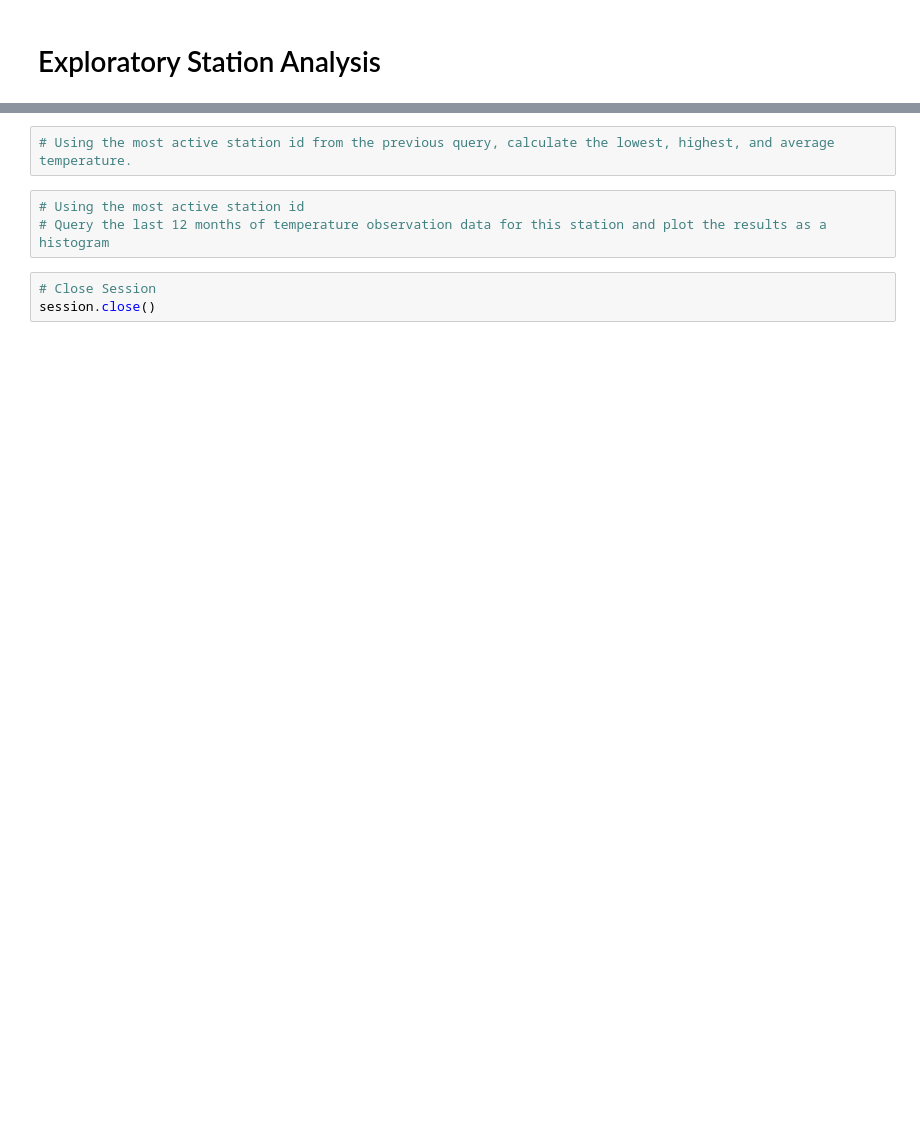
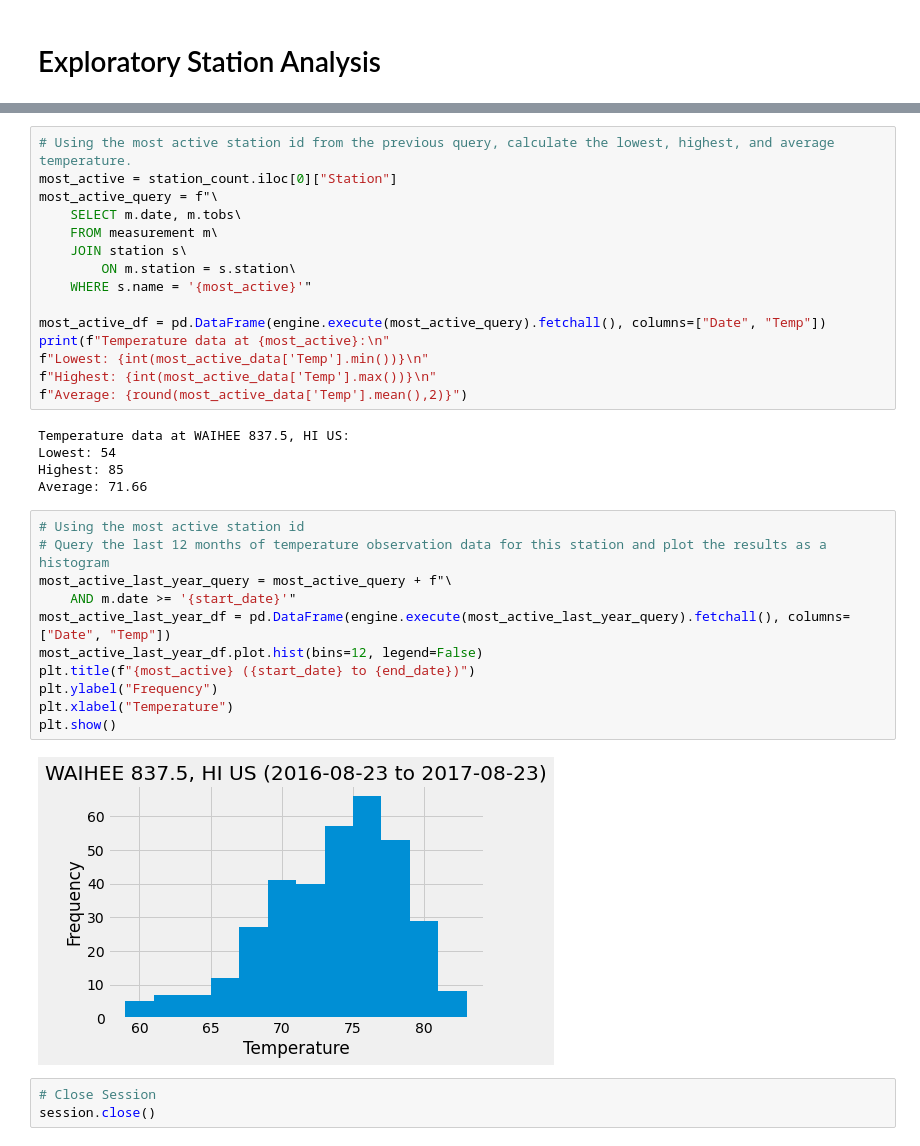
Before and after one commit to abaker178/sqlalchemy-challenge, a Jupyter notebook: climate.ipynb, the cells around one changed output, grey strips where cells are left out. Drawn from its saved outputs; the diff is of its cells as text; blank space fills up the shorter version.

```diff
--- a/climate.ipynb
+++ b/climate.ipynb
@@ -70,8 +144,36 @@ session = Session(engine)
-# %%
-# Using the most active station id from the previous query, calculate the lowest, highest, and average temperature.
+# %%
+# Using the most active station id from the previous query, calculate the lowest, highest, and average temperature.
+most_active = station_count.iloc[0]["Station"]
+most_active_query = f"\
+    SELECT m.date, m.tobs\
+    FROM measurement m\
+    JOIN station s\
+        ON m.station = s.station\
+    WHERE s.name = '{most_active}'"
+
+most_active_df = pd.DataFrame(engine.execute(most_active_query).fetchall(), columns=["Date", "Temp"])
+print(f"Temperature data at {most_active}:\n"
+f"Lowest: {int(most_active_data['Temp'].min())}\n"
+f"Highest: {int(most_active_data['Temp'].max())}\n"
+f"Average: {round(most_active_data['Temp'].mean(),2)}")
+# %% [output]
+Temperature data at WAIHEE 837.5, HI US:
+Lowest: 54
+Highest: 85
+Average: 71.66
 # %%
 # Using the most active station id
 # Query the last 12 months of temperature observation data for this station and plot the results as a histogram
+most_active_last_year_query = most_active_query + f"\
+    AND m.date >= '{start_date}'"
+most_active_last_year_df = pd.DataFrame(engine.execute(most_active_last_year_query).fetchall(), columns=["Date", "Temp"])
+most_active_last_year_df.plot.hist(bins=12, legend=False)
+plt.title(f"{most_active} ({start_date} to {end_date})")
+plt.ylabel("Frequency")
+plt.xlabel("Temperature")
+plt.show()
+# %% [output]
+[figure, added]
 # %%
 # Close Session
 session.close()
```
Also changed, not shown: parts of 8 cells of this notebook.
